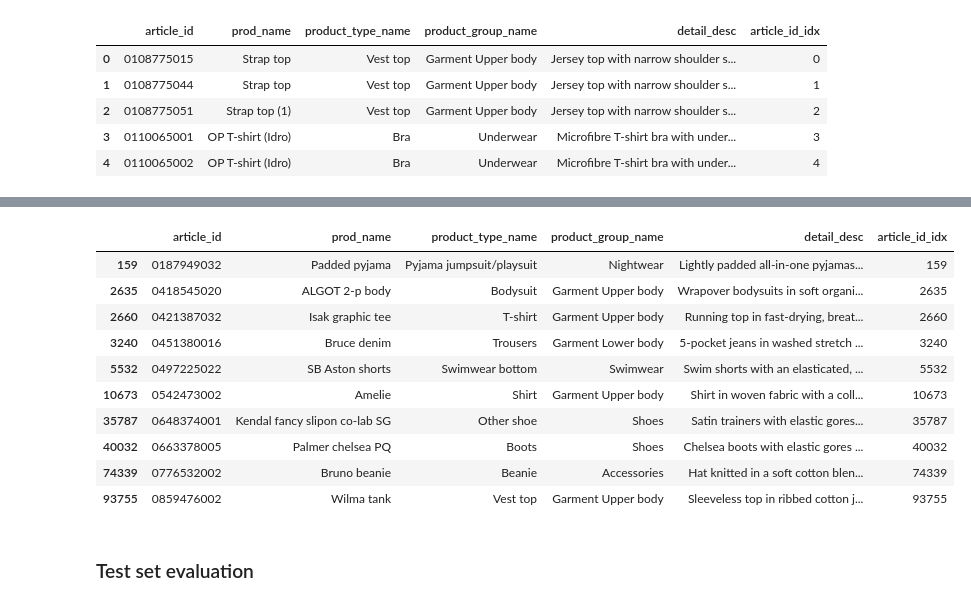
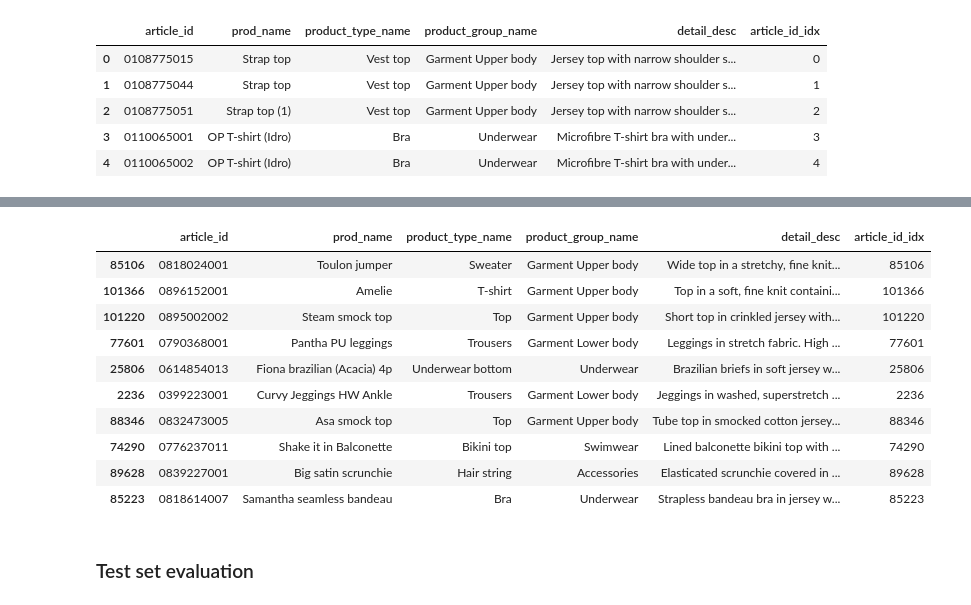
Before and after one commit to stevieg3/fashion-recommendations, a Jupyter notebook: notebooks/09-CF Weighted Matrix Factorisation.ipynb, the cells around one changed output, grey strips where cells are left out. Cells and saved outputs as stored; diff of their text form; code cells hidden in the pictures.

```diff
--- a/notebooks/09-CF Weighted Matrix Factorisation.ipynb
+++ b/notebooks/09-CF Weighted Matrix Factorisation.ipynb
@@ -391,5 +428,6 @@ optimizer = torch.optim.Adam(params=matrix_fact_model.parameters(), lr=0.001)
 # %%
 MAX_EPOCHS = 10
+W_0 = 1
 training_losses = []
 dev_maps = []
 
@@ -405,7 +443,9 @@ for epoch in range(MAX_EPOCHS):
 
         pred = matrix_fact_model(user_id, item_id)
 
-        loss = weighted_matrix_factorisation_loss(pred, label, w_0=1)
+        # loss = weighted_matrix_factorisation_loss(pred, label, w_0=W_0)
+
+        loss = criterion(pred, label.float())
 
         loss.backward()
 
@@ -428,7 +468,9 @@ for epoch in range(MAX_EPOCHS):
 
             pred = matrix_fact_model(user_id, item_id)
 
-            loss = weighted_matrix_factorisation_loss(pred, label, w_0=100)
+            # loss = weighted_matrix_factorisation_loss(pred, label, w_0=W_0)
+
+            loss = criterion(pred, label.float())
 
             total_train_loss += loss.item()
 
@@ -437,18 +479,16 @@ for epoch in range(MAX_EPOCHS):
         print(f"Training loss: {mean_train_loss}")
         training_losses.append(mean_train_loss)
 
+    # Compute dev MAP@12
+
+    pred = torch.matmul(matrix_fact_model.user_embeddings.weight, matrix_fact_model.item_embeddings.weight.T)
+
+    predictions = torch.topk(pred, 12, dim=1).indices.tolist()
+
+    dev_map12 = mapk(dev_actuals, predictions, k=12)
+
+    print(f"MAP@12: {dev_map12}")
+    dev_maps.append(dev_map12)
+
     matrix_fact_model.train()
-
-# Compute dev MAP@12
-
-pred = torch.matmul(matrix_fact_model.user_embeddings.weight, matrix_fact_model.item_embeddings.weight.T)
-
-recommendations = torch.argsort(input=pred, dim=1, descending=True)
-
-predictions = recommendations[customer_id_idx_ordered, :12].tolist()
-
-dev_map12 = mapk(dev_actuals, predictions, k=12)
-
-print(f"MAP@12: {dev_map12}")
-dev_maps.append(dev_map12)
 # %% [output]
@@ -583,0 +595,3 @@ array([74339, 35787,  2635,   159,  5532, 93755,  3240, 40032,  2660,
+# %%
+sample_customer = train_set_processed.sample(n=1)['customer_id_idx'].item()
+sample_customer
@@ -583,0 +600,5 @@ array([74339, 35787,  2635,   159,  5532, 93755,  3240, 40032,  2660,
+# %%
+pred = torch.matmul(matrix_fact_model.user_embeddings.weight[sample_customer, :], matrix_fact_model.item_embeddings.weight.T)
+# %%
+closest_k = torch.topk(pred, k=10).indices
+closest_k
@@ -603,17 +627,17 @@ train_set_processed[train_set_processed['customer_id_idx'] == 3].merge(
 # %%
-articles_df[articles_df['article_id_idx'].isin(closest_k)]
+articles_df.iloc[closest_k.cpu().detach().numpy()]
 # %% [output]
 |  | article_id | prod_name | product_type_name | product_group_name | detail_desc | article_id_idx |
-| 159 | 0187949032 | Padded pyjama | Pyjama jumpsuit/playsuit | Nightwear | Lightly padded all-in-one pyjamas... | 159 |
-| 2635 | 0418545020 | ALGOT 2-p body | Bodysuit | Garment Upper body | Wrapover bodysuits in soft organi... | 2635 |
-| 2660 | 0421387032 | Isak graphic tee | T-shirt | Garment Upper body | Running top in fast-drying, breat... | 2660 |
-| 3240 | 0451380016 | Bruce denim | Trousers | Garment Lower body | 5-pocket jeans in washed stretch ... | 3240 |
-| 5532 | 0497225022 | SB Aston shorts | Swimwear bottom | Swimwear | Swim shorts with an elasticated, ... | 5532 |
-| 10673 | 0542473002 | Amelie | Shirt | Garment Upper body | Shirt in woven fabric with a coll... | 10673 |
-| 35787 | 0648374001 | Kendal fancy slipon co-lab SG | Other shoe | Shoes | Satin trainers with elastic gores... | 35787 |
-| 40032 | 0663378005 | Palmer chelsea PQ | Boots | Shoes | Chelsea boots with elastic gores ... | 40032 |
-| 74339 | 0776532002 | Bruno beanie | Beanie | Accessories | Hat knitted in a soft cotton blen... | 74339 |
-| 93755 | 0859476002 | Wilma tank | Vest top | Garment Upper body | Sleeveless top in ribbed cotton j... | 93755 |
+| 85106 | 0818024001 | Toulon jumper | Sweater | Garment Upper body | Wide top in a stretchy, fine knit... | 85106 |
+| 101366 | 0896152001 | Amelie | T-shirt | Garment Upper body | Top in a soft, fine knit containi... | 101366 |
+| 101220 | 0895002002 | Steam smock top | Top | Garment Upper body | Short top in crinkled jersey with... | 101220 |
+| 77601 | 0790368001 | Pantha PU leggings | Trousers | Garment Lower body | Leggings in stretch fabric. High ... | 77601 |
+| 25806 | 0614854013 | Fiona brazilian (Acacia) 4p | Underwear bottom | Underwear | Brazilian briefs in soft jersey w... | 25806 |
+| 2236 | 0399223001 | Curvy Jeggings HW Ankle | Trousers | Garment Lower body | Jeggings in washed, superstretch ... | 2236 |
+| 88346 | 0832473005 | Asa smock top | Top | Garment Upper body | Tube top in smocked cotton jersey... | 88346 |
+| 74290 | 0776237011 | Shake it in Balconette | Bikini top | Swimwear | Lined balconette bikini top with ... | 74290 |
+| 89628 | 0839227001 | Big satin scrunchie | Hair string | Accessories | Elasticated scrunchie covered in ... | 89628 |
+| 85223 | 0818614007 | Samantha seamless bandeau | Bra | Underwear | Strapless bandeau bra in jersey w... | 85223 |
 # %% [markdown]
 ### Test set evaluation
 # %%
```
Also changed, not shown: parts of 49 cells of this notebook.
